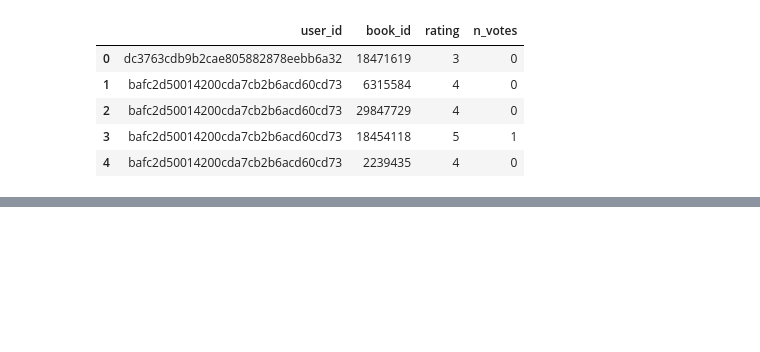
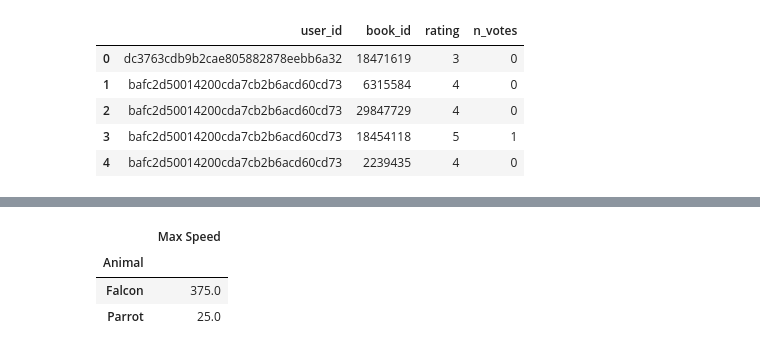
Before and after one commit to tcong51/Recommendation-System-Goodreads-Spoilers, a Jupyter notebook: RS_Project.ipynb, the cells around one changed output, grey strips where cells are left out. Saved outputs shown, nothing was run; the diff lists cells and outputs as text; code cells hidden in the pictures; blank space fills up the shorter version.

```diff
--- a/RS_Project.ipynb
+++ b/RS_Project.ipynb
@@ -66,0 +201,15 @@ data.describe()[['rating', 'n_votes']]
+# %%
+df = pd.DataFrame({'Animal': ['Falcon', 'Falcon',
+
+                              'Parrot', 'Parrot'],
+
+                   'Max Speed': [380., 370., 24., 26.]})
+# %%
+a = df.groupby(['Animal']).mean()
+# %%
+a.head()
+# %% [output]
+|  | Max Speed |
+| Animal |  |
+| Falcon | 375.0 |
+| Parrot | 25.0 |
```
Also changed, not shown: parts of 21 cells of this notebook.
